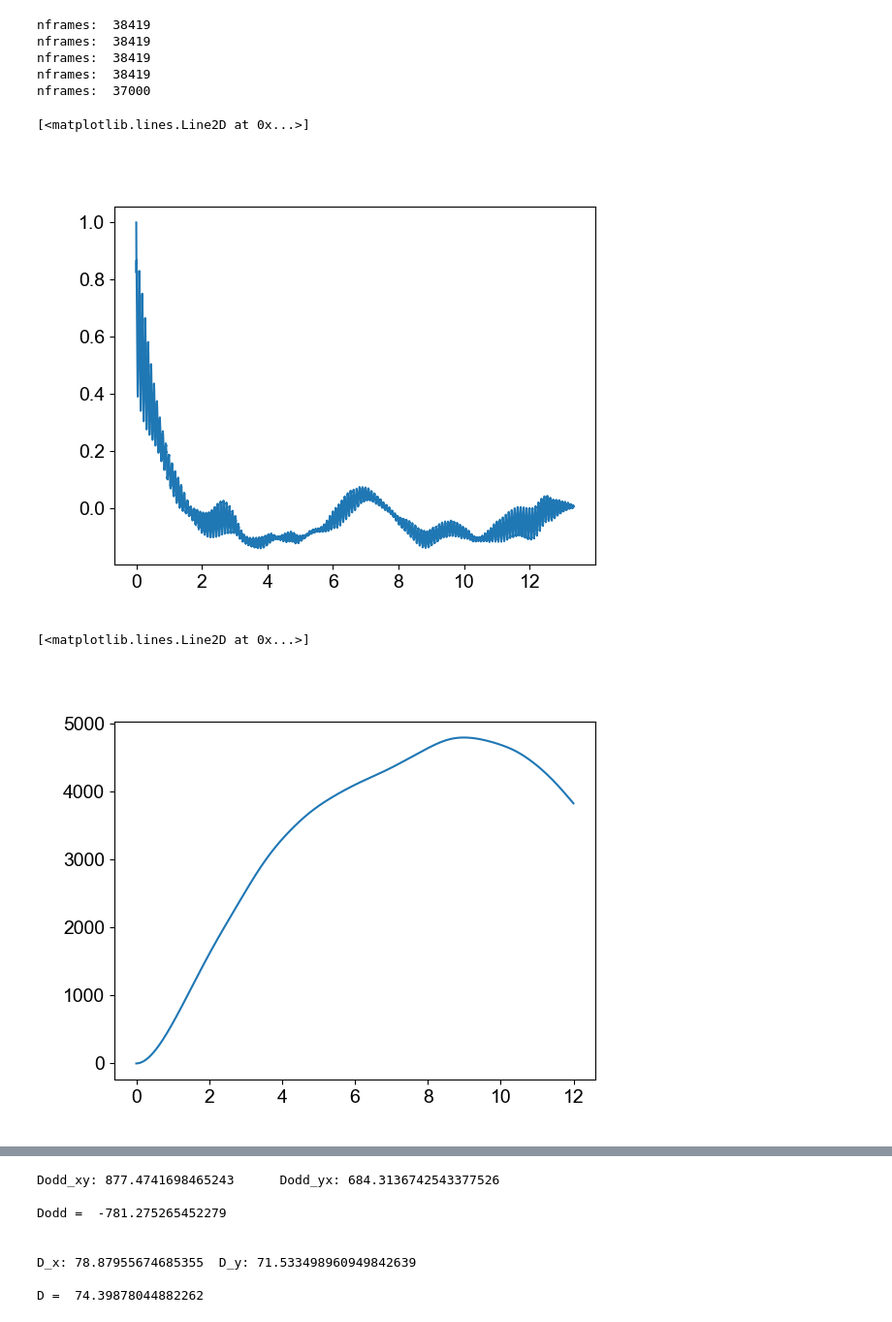
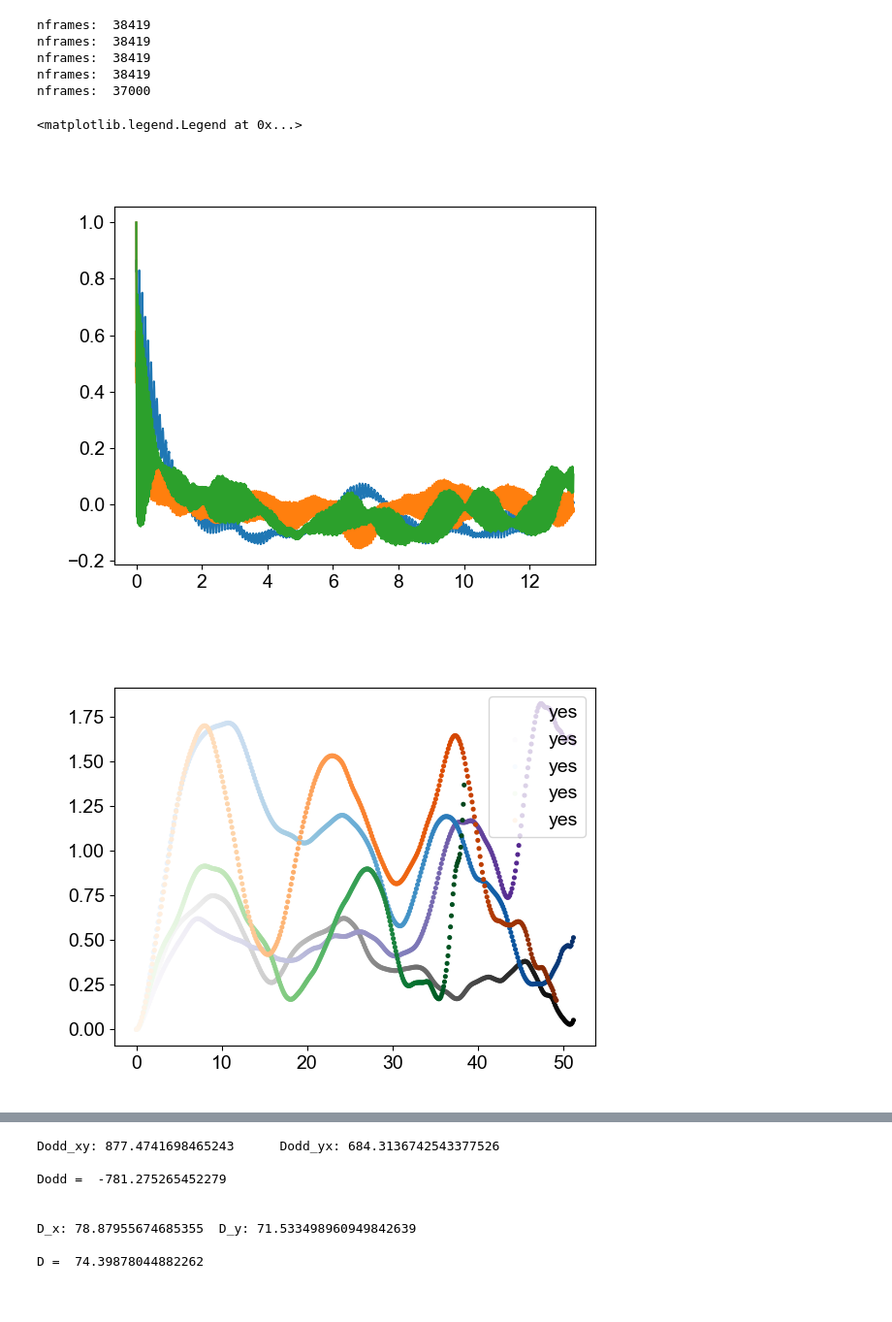
Before and after one commit to fvegar/brownian, a Jupyter notebook: correlations.ipynb, the cells around one changed output, grey strips where cells are left out. Shown at 97% size. Saved outputs shown, nothing was run; the diff lists cells and outputs as text; code cells hidden in the pictures.

Commit message:
figures STATPHYS v0

```diff
--- a/correlations.ipynb
+++ b/correlations.ipynb
@@ -77,8 +78,12 @@ def neg_time_shift_np_av(array1, array2 ,denom, ilag):
 # %%
 nfiles =  !ls /home/fvega/Datos/brownian/*xz | wc -l
 nfiles = int(nfiles[0])
+files = !ls /home/fvega/Datos/brownian/*xz
 
 datos = [pd.DataFrame() for i in range(nfiles)]
+
+rc = 80
+rc2 = rc*rc
 
 t = [[] for i in range(nfiles)]
 
@@ -86,28 +91,34 @@ X = [[] for i in range(nfiles)]
 Y = [[] for i in range(nfiles)]
 Vx = [[] for i in range(nfiles)]
 Vy = [[] for i in range(nfiles)]
+Tt = np.zeros(nfiles)
 
 for i in range(nfiles):
     datos[i] = pd.read_pickle(files[i], compression='xz')
     t[i] = datos[i].t.values
     X[i] = signal.savgol_filter(datos[i].x.values, 7, 3)
     Y[i] = signal.savgol_filter(datos[i].y.values, 7, 3)
-    Vx[i] = np.diff(X[i])
-    Vy[i] = np.diff(Y[i])
+    Vx[i] = np.diff(X[i])/np.diff(t[i])
+    Vy[i] = np.diff(Y[i])/np.diff(t[i])
+
     print('nframes: ', len(datos[i]))
 
 Av = [[] for i in range(nfiles)]
 MSD = [[] for i in range(nfiles)]
+XSD = [[] for i in range(nfiles)]
 D_t = [[] for i in range(nfiles)]
 Dodd_t = [[] for i in range(nfiles)]
 
 for i in range(nfiles):
+    Tt[i] = np.mean( (Vx[i]-np.mean(Vx[i]))**2 )/rc2 + np.mean( (Vy[i]- np.mean(Vy[i]))**2 )/rc2
     Av[i] = np.zeros(Vx[i].size)
     A0 = time_shift_np_av(Vx[i],Vx[i],1,0) + time_shift_np_av(Vy[i], Vy[i], 1, 0)
     MSD[i] = np.zeros(Vx[i].size)
+    XSD[i] = np.zeros(Vx[i].size)
     for it in range(1, Vx[i].size):
         Av[i][it] = time_shift_np_av(Vx[i], Vx[i], A0, it) + time_shift_np_av(Vy[i], Vy[i], A0, it)
-        MSD[i][it] = time_diff_shift_np_av(X[i], X[i], it) + time_diff_shift_np_av(Y[i], Y[i], it)
+        MSD[i][it] = time_diff_shift_np_av(X[i], X[i], X[i], X[i], it) + time_diff_shift_np_av(Y[i], Y[i], Y[i], Y[i], it)
+        XSD[i][it] = time_diff_shift_np_av(X[i], X[i], Y[i], Y[i], it)
     Av[i][0] = 1.
 # %% [output]
 nframes:  38419
@@ -115,9 +126,3 @@ nframes:  38419
 nframes:  38419
 nframes:  38419
 nframes:  37000
-# %%
-plt.figure(0)
-plt.plot(t[0][:10000], Av[0][:10000])
-# %% [output]
-[<matplotlib.lines.Line2D at 0x...>]
-[figure, removed]
@@ -126,6 +128,0 @@ plt.close(0)
-# %%
-plt.figure(1)
-plt.plot(datos[0].t[:9000], MSD[0][:9000])
-# %% [output]
-[<matplotlib.lines.Line2D at 0x...>]
-[figure, removed]
@@ -133,0 +129,30 @@ plt.close(1)
+# %%
+plt.figure(0)
+t_end = 10000
+plt.plot(t[0][:t_end], Av[0][:t_end])
+plt.plot(t[2][:t_end], Av[1][:t_end])
+plt.plot(t[4][:t_end], Av[4][:t_end])
+
+plt.figure(1)
+colors = [ [] for i in range(nfiles)]
+col_maps = [ "Greys", "Purples", "Blues", "Greens", "Oranges", "Reds"]
+step = 100
+rc = 80
+for i in range(nfiles):
+    colors[i] = mcp.gen_color(cmap=col_maps[i],n=MSD[i].size)
+    plt.scatter(t[i][:-1:step], MSD[i][::step]/(rc*rc),c=colors[i][::step], s= 7, label='yes')
+plt.legend()
+
+plt.figure(2)
+colors = [ [] for i in range(nfiles)]
+col_maps = [ "Greys", "Purples", "Blues", "Greens", "Oranges", "Reds"]
+step = 100
+rc = 80
+for i in range(nfiles):
+    colors[i] = mcp.gen_color(cmap=col_maps[i],n=XSD[i].size)
+    plt.scatter(t[i][:-1:step], XSD[i][::step]/(rc*rc),c=colors[i][::step], s= 7, label='yes')
+plt.legend()
+# %% [output]
+<matplotlib.legend.Legend at 0x...>
+[figure, added]
+[figure, added]
```
Also changed, not shown: parts of 8 cells of this notebook.
